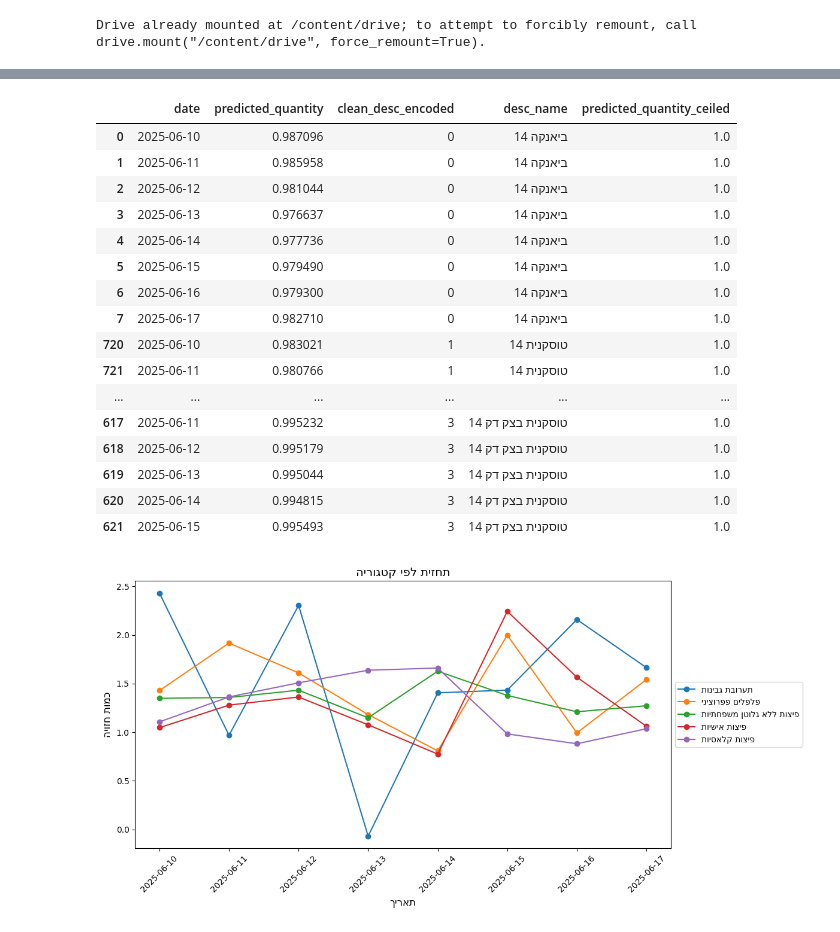
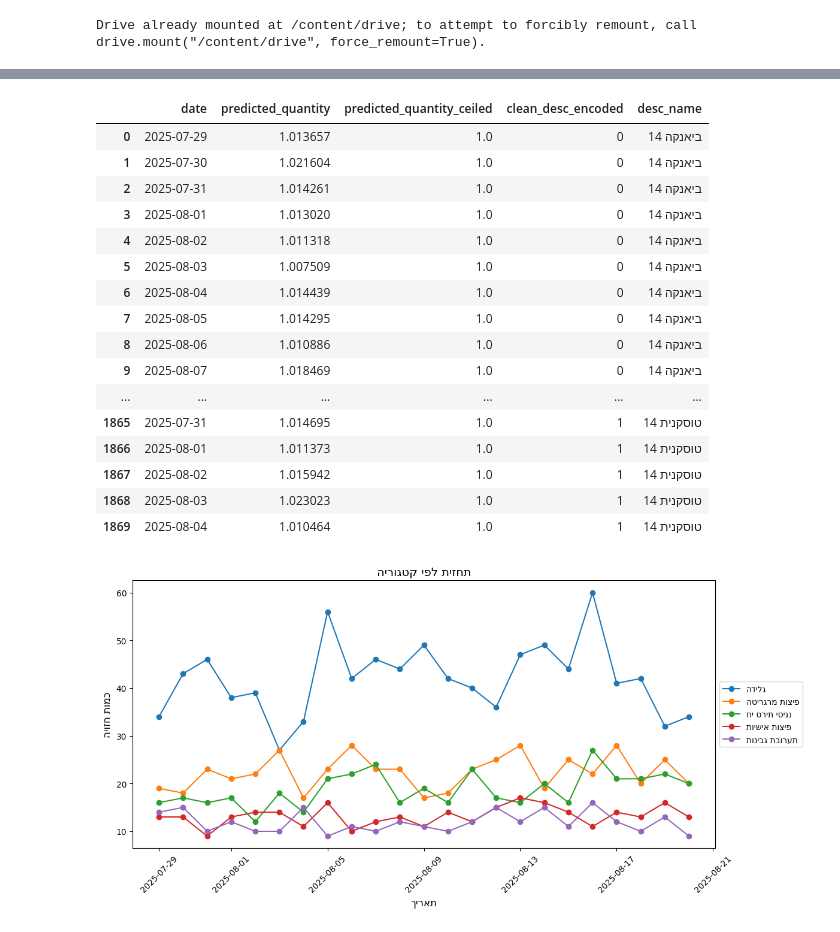
Before and after one commit to Edenshmuel/PapaJohns_Data_Science_Project, a Jupyter notebook: DeepAR.ipynb, the cells around one changed output, grey strips where cells are left out. Saved outputs shown, nothing was run; the diff lists cells and outputs as text; code cells hidden in the pictures.

```diff
--- a/DeepAR.ipynb
+++ b/DeepAR.ipynb
@@ -196,9 +185,7 @@ def generate_forecast_series(
 # %%
 df["Date"] = pd.to_datetime(df["Date"])
 # %%
-import numpy as np
-
-# רשימת פיצ'רים דינמיים מועמדים
+#List of dynamic features
 dynamic_features_cols = [
     'Year', 'Month', 'Day', 'Is_Weekend',
     'is_christian_holiday', 'is_jewish_holiday',
@@ -209,7 +196,6 @@ dynamic_features_cols = [
     'encoded_jewish_holiday', 'encoded_christian_holiday'
 ]
 
-# ❗️ שלב סינון – עמודות שמומלץ להסיר (כמעט קבועות או לא תלויות בזמן)
 columns_to_drop_dynamic = [
     'portion_type',
     'avg_quantity_all_time',
@@ -218,13 +204,16 @@ columns_to_drop_dynamic = [
     'popularity_score'
 ]
 
-# ניקוי הפיצ'רים הסטטיים מתוך הרשימה
 dynamic_features_cols = [
     col for col in dynamic_features_cols if col not in columns_to_drop_dynamic]
 
-# קריאה לפונקציה (סעיף 1 כבר בוצע בה)
+# Filtering categories with less than 50 sales
+filtered_df = (
+    df.groupby("Clean_Desc_Encoded")
+    .filter(lambda g: len(g) >= 50))
+
 series_list, prediction_length = generate_forecast_series(
-    df=df,
+    df=filtered_df,
     start_date=start_date,
     end_date=end_date,
     dynamic_features_cols=dynamic_features_cols)
@@ -235,29 +224,29 @@ test_ds = ListDataset(series_list, freq="D")
 estimator = DeepAREstimator(
     freq="D",
     prediction_length=prediction_length,
-    context_length=prediction_length * 4,
+    context_length=prediction_length * 6,
     cell_type="gru",
     num_layers=2,
-    trainer=Trainer(ctx="cpu", epochs=50, learning_rate=1e-3))
+    trainer=Trainer(ctx="cpu", epochs=50, learning_rate=1e-3, weight_decay=1e-5))
 
 predictor = estimator.train(training_ds)
 # %%
-# יצירת DataSet תחזיות
 test_ds = ListDataset(series_list, freq="D")
 
-# חיזוי לכל קטגוריה
 forecasts = {}
 
 for entry, forecast in zip(test_ds, predictor.predict(test_ds)):
     cat_id = entry["item_id"]
     forecast_index = pd.date_range(start=start_date, periods=prediction_length, freq="D")
 
-    forecasts[cat_id] = pd.DataFrame({
+    df_forecast = pd.DataFrame({
         "date": forecast_index,
-        "predicted_quantity": forecast.quantile(0.5)
+        "predicted_quantity": forecast.quantile(0.9)
     })
 
-# איחוד כל הקטגוריות לטבלה אחת
+    df_forecast["predicted_quantity_ceiled"] = np.round(df_forecast["predicted_quantity"])
+    forecasts[cat_id] = df_forecast
+
 all_forecasts_list = []
 
 for cat_id, df_cat in forecasts.items():
@@ -265,69 +254,60 @@ for cat_id, df_cat in forecasts.items():
     all_forecasts_list.append(df_cat)
 
 all_forecasts_df = pd.concat(all_forecasts_list, ignore_index=True)
-
-# ✨ מיזוג שם הקטגוריה לפי הקידוד
 desc_encoding_map.columns = ["desc_name", "clean_desc_encoded"]
 all_forecasts_df = all_forecasts_df.merge(desc_encoding_map, on="clean_desc_encoded", how="left")
+all_forecasts_df["predicted_quantity_ceiled"] = np.round(all_forecasts_df["predicted_quantity"])
 
-# ✨ עיגול למעלה
-all_forecasts_df["predicted_quantity_ceiled"] = np.ceil(all_forecasts_df["predicted_quantity"])
-
-# תצוגה לדוגמה
 all_forecasts_df.sort_values(["clean_desc_encoded", "date"]).head(30)
 # %% [output]
-|  | date | predicted_quantity | clean_desc_encoded | desc_name | predicted_quantity_ceiled |
-| 0 | 2025-06-10 | 0.987096 | 0 | ביאנקה 14 | 1.0 |
-| 1 | 2025-06-11 | 0.985958 | 0 | ביאנקה 14 | 1.0 |
-| 2 | 2025-06-12 | 0.981044 | 0 | ביאנקה 14 | 1.0 |
-| 3 | 2025-06-13 | 0.976637 | 0 | ביאנקה 14 | 1.0 |
-| 4 | 2025-06-14 | 0.977736 | 0 | ביאנקה 14 | 1.0 |
-| 5 | 2025-06-15 | 0.979490 | 0 | ביאנקה 14 | 1.0 |
-| 6 | 2025-06-16 | 0.979300 | 0 | ביאנקה 14 | 1.0 |
-| 7 | 2025-06-17 | 0.982710 | 0 | ביאנקה 14 | 1.0 |
-| 720 | 2025-06-10 | 0.983021 | 1 | טוסקנית 14 | 1.0 |
-| 721 | 2025-06-11 | 0.980766 | 1 | טוסקנית 14 | 1.0 |
+|  | date | predicted_quantity | predicted_quantity_ceiled | clean_desc_encoded | desc_name |
+| 0 | 2025-07-29 | 1.013657 | 1.0 | 0 | ביאנקה 14 |
+| 1 | 2025-07-30 | 1.021604 | 1.0 | 0 | ביאנקה 14 |
+| 2 | 2025-07-31 | 1.014261 | 1.0 | 0 | ביאנקה 14 |
+| 3 | 2025-08-01 | 1.013020 | 1.0 | 0 | ביאנקה 14 |
+| 4 | 2025-08-02 | 1.011318 | 1.0 | 0 | ביאנקה 14 |
+| 5 | 2025-08-03 | 1.007509 | 1.0 | 0 | ביאנקה 14 |
+| 6 | 2025-08-04 | 1.014439 | 1.0 | 0 | ביאנקה 14 |
+| 7 | 2025-08-05 | 1.014295 | 1.0 | 0 | ביאנקה 14 |
+| 8 | 2025-08-06 | 1.010886 | 1.0 | 0 | ביאנקה 14 |
+| 9 | 2025-08-07 | 1.018469 | 1.0 | 0 | ביאנקה 14 |
 | ... | ... | ... | ... | ... | ... |
-| 617 | 2025-06-11 | 0.995232 | 3 | טוסקנית בצק דק 14 | 1.0 |
-| 618 | 2025-06-12 | 0.995179 | 3 | טוסקנית בצק דק 14 | 1.0 |
-| 619 | 2025-06-13 | 0.995044 | 3 | טוסקנית בצק דק 14 | 1.0 |
-| 620 | 2025-06-14 | 0.994815 | 3 | טוסקנית בצק דק 14 | 1.0 |
-| 621 | 2025-06-15 | 0.995493 | 3 | טוסקנית בצק דק 14 | 1.0 |
+| 1865 | 2025-07-31 | 1.014695 | 1.0 | 1 | טוסקנית 14 |
+| 1866 | 2025-08-01 | 1.011373 | 1.0 | 1 | טוסקנית 14 |
+| 1867 | 2025-08-02 | 1.015942 | 1.0 | 1 | טוסקנית 14 |
+| 1868 | 2025-08-03 | 1.023023 | 1.0 | 1 | טוסקנית 14 |
+| 1869 | 2025-08-04 | 1.010464 | 1.0 | 1 | טוסקנית 14 |
 # %%
 import matplotlib.pyplot as plt
 import matplotlib.font_manager as fm
 
-# 🟩 מיפוי בין ID לשם קטגוריה
 desc_name_map = desc_encoding_map.set_index("clean_desc_encoded")["desc_name"].to_dict()
 
 top_ids = (
-    all_forecasts_df.groupby("clean_desc_encoded")["predicted_quantity"]
+    all_forecasts_df.groupby("clean_desc_encoded")["predicted_quantity_ceiled"]
     .mean()
     .sort_values(ascending=False)
     .head(5)
     .index.tolist())
 
-# 🟩 גופן תומך עברית (אם מותקן - DejaVu Sans)
 plt.rcParams['font.family'] = 'DejaVu Sans'
 
-# 🟩 ציור הגרף
 plt.figure(figsize=(12, 6))
 
 for cat_id in top_ids:
-    df_plot = forecasts[str(cat_id)]  # לוודא שהמפתח תואם
+    df_plot = forecasts[str(cat_id)]
     cat_name = desc_name_map.get(cat_id, f"קטגוריה {cat_id}")
 
-    # הפיכת הטקסט לכיווניות RTL (טריק)
     cat_name_rtl = cat_name[::-1]
 
-    plt.plot(df_plot["date"], df_plot["predicted_quantity"], marker='o', label=cat_name_rtl)
+    plt.plot(df_plot["date"], df_plot["predicted_quantity_ceiled"], marker='o', label=cat_name_rtl)
 
 plt.legend(loc="center left", bbox_to_anchor=(1, 0.5))
 plt.title("תחזית לפי קטגוריה"[::-1], fontsize=14)
 plt.xlabel("תאריך"[::-1], fontsize=12)
 plt.ylabel("כמות חזויה"[::-1], fontsize=12)
 plt.xticks(rotation=45)
 plt.tight_layout()
 plt.show()
 # %% [output]
-[figure, old version]
+[figure, new version]
```
Also changed, not shown: parts of 18 cells of this notebook.
